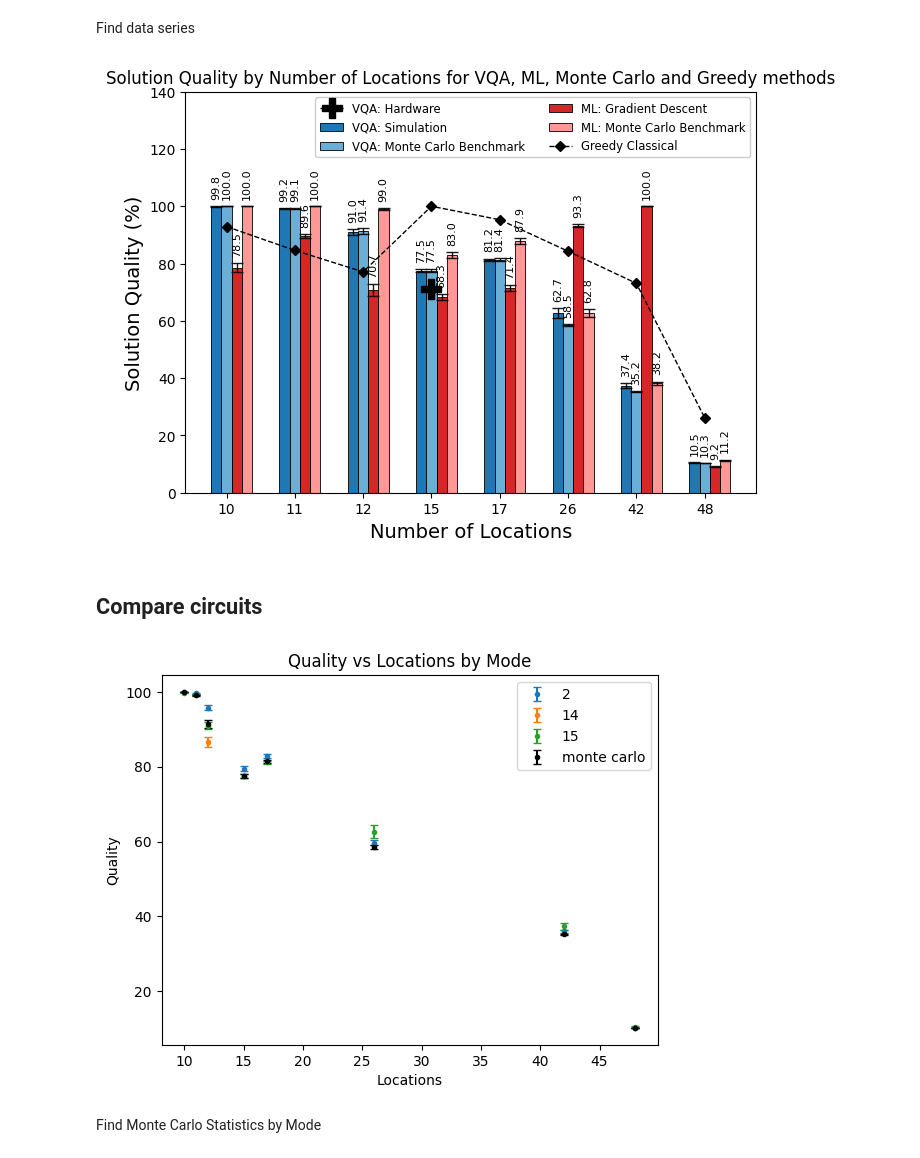
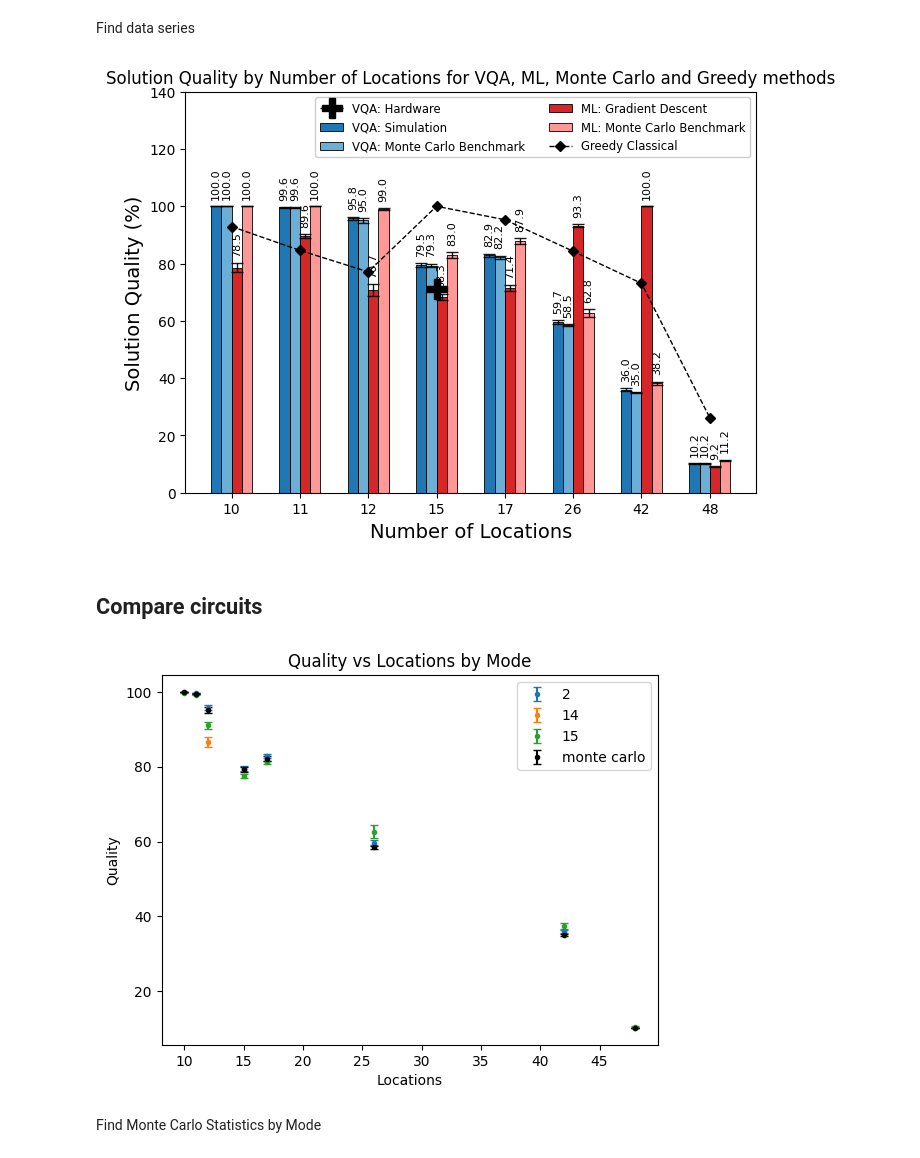
Before and after one commit to goldsmdn/TSP_VQC, a Jupyter notebook: show_results.ipynb, the cells around one changed output. Saved outputs shown, nothing was run; the diff lists cells and outputs as text; code cells hidden in the pictures.

```diff
--- a/show_results.ipynb
+++ b/show_results.ipynb
@@ -1551,7 +1552,7 @@ FILTERS_VQA_CMA = {
     'quantum': True,
     'shots': 1_024,
     'gradient_type': 'CMA',
-    'mode': 15,
+    'mode': 2,
     'iterations': 1_250,
     'sigma': 0.7,
 }
@@ -1570,17 +1571,6 @@ FILTERS_ML_PUB = {
 }
 
 FILTERS_ML_MC = {'quantum': False}
-
-FILTERS_ML_MC = {'quantum': False}
-# %%
-def find_mean_and_error(
-    df: pd.DataFrame, locs: int
-) -> tuple[pd.DataFrame, pd.DataFrame]:
-    """find mean and error from dataframe input"""
-    grouped_df = df.groupby('locations')['quality']
-    mean = grouped_df.mean().reindex(locs).to_numpy()
-    error = grouped_df.sem().reindex(locs).to_numpy()
-    return mean, error
 # %% [markdown]
 Find data series
 # %%
@@ -1648,17 +1634,16 @@ multiplier = 0
 # %%
 plot_overall_results(
-    width=width,  # the width of the bars
-    multiplier=multiplier,
+    width=0.15,  # the width of the bars
+    multiplier=-0.5,
     simulation_means=simulation_means,
     simulation_errors=simulation_errors,
     greedy_classical=greedy_classical,
     AWS_results=AWS_results,
     colors=colors,
-    x=x,  # the label locations
     locs=LOCATIONS,  # locations to be plotted
 )
 # %% [output]
-[figure, old version]
+[figure, new version]
 # %% [markdown]
 ## Compare circuits
 # %%
@@ -1670,7 +1655,7 @@ FILTERS_VQA_CMA2 = {
     'sigma': 0.7,
 }
 
-df = read_data()
+df = df_cache
 cma = apply_filters(df, FILTERS_OVERALL)
 cma = apply_filters(cma, FILTERS_VQA_CMA2)
 cma['mode'] = cma['mode'].astype(int)
@@ -1721,7 +1706,7 @@ plt.legend()
 
 plt.show()
 # %% [output]
-[figure, old version]
+[figure, new version]
 # %% [markdown]
 Find Monte Carlo Statistics by Mode
 # %%
```
Also changed, not shown: parts of 14 cells of this notebook, 2 other files.
